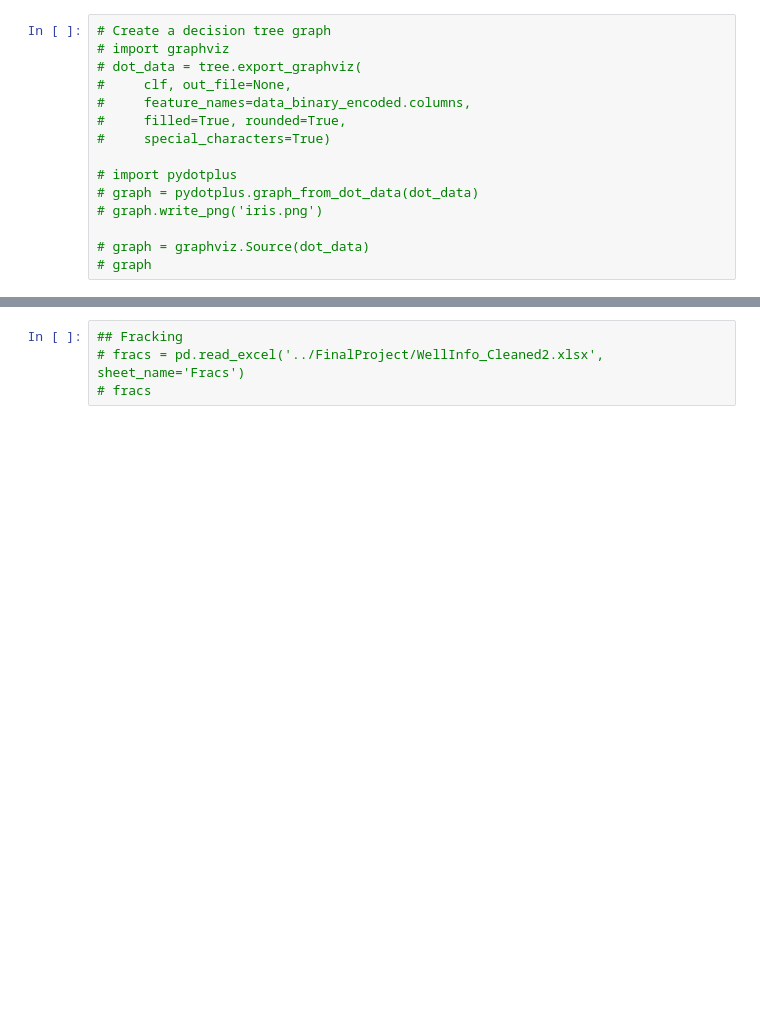
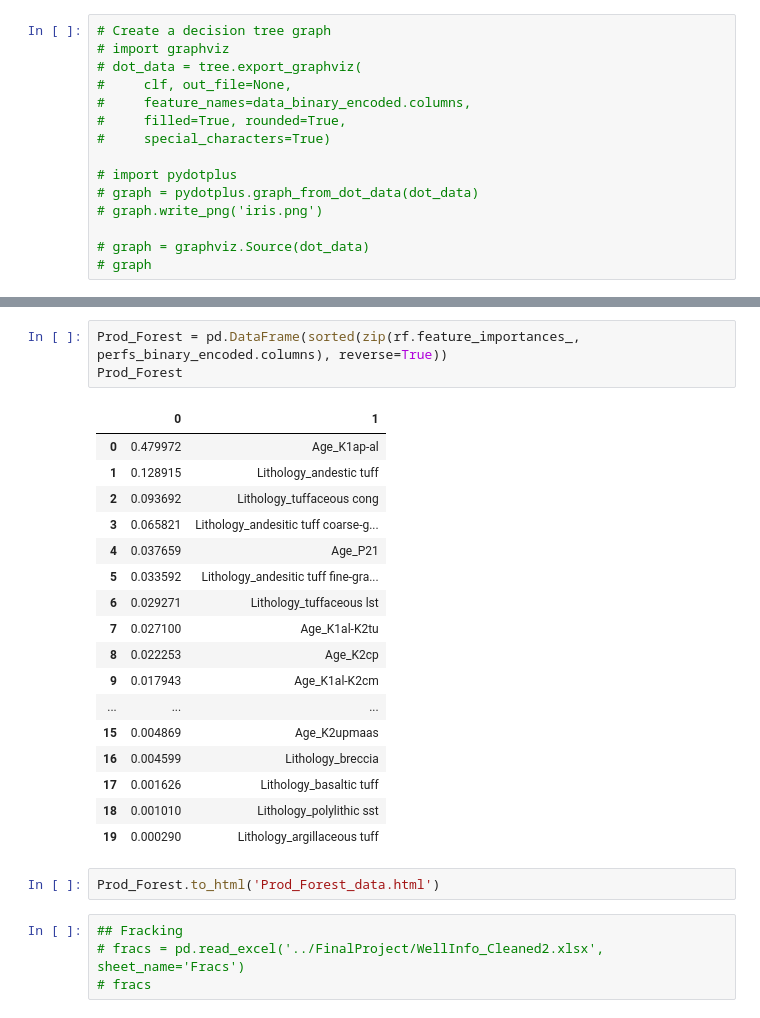
Before and after one commit to Conor134/Final_Project, a Jupyter notebook: Regressor.ipynb, the cells around one changed output, grey strips where cells are left out. Drawn from its saved outputs; the diff is of its cells as text; blank space fills up the shorter version.

```diff
--- a/Regressor.ipynb
+++ b/Regressor.ipynb
@@ -243,3 +243,26 @@ sorted(zip(rf.feature_importances_, perfs_binary_encoded.columns), reverse=True)
+# %%
+Prod_Forest = pd.DataFrame(sorted(zip(rf.feature_importances_, perfs_binary_encoded.columns), reverse=True))
+Prod_Forest
+# %% [output]
+|  | 0 | 1 |
+| 0 | 0.479972 | Age_K1ap-al |
+| 1 | 0.128915 | Lithology_andestic tuff |
+| 2 | 0.093692 | Lithology_tuffaceous cong |
+| 3 | 0.065821 | Lithology_andesitic tuff coarse-g... |
+| 4 | 0.037659 | Age_P21 |
+| 5 | 0.033592 | Lithology_andesitic tuff fine-gra... |
+| 6 | 0.029271 | Lithology_tuffaceous lst |
+| 7 | 0.027100 | Age_K1al-K2tu |
+| 8 | 0.022253 | Age_K2cp |
+| 9 | 0.017943 | Age_K1al-K2cm |
+| ... | ... | ... |
+| 15 | 0.004869 | Age_K2upmaas |
+| 16 | 0.004599 | Lithology_breccia |
+| 17 | 0.001626 | Lithology_basaltic tuff |
+| 18 | 0.001010 | Lithology_polylithic sst |
+| 19 | 0.000290 | Lithology_argillaceous tuff |
+# %%
+Prod_Forest.to_html('Prod_Forest_data.html')
 # %%
 ## Fracking
 # fracs = pd.read_excel('../FinalProject/WellInfo_Cleaned2.xlsx', sheet_name='Fracs')
```
Also changed, not shown: parts of 7 cells of this notebook, 16 other files.
